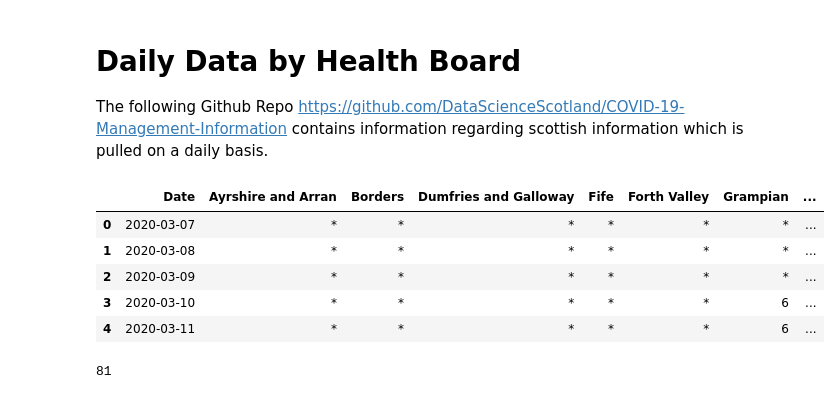
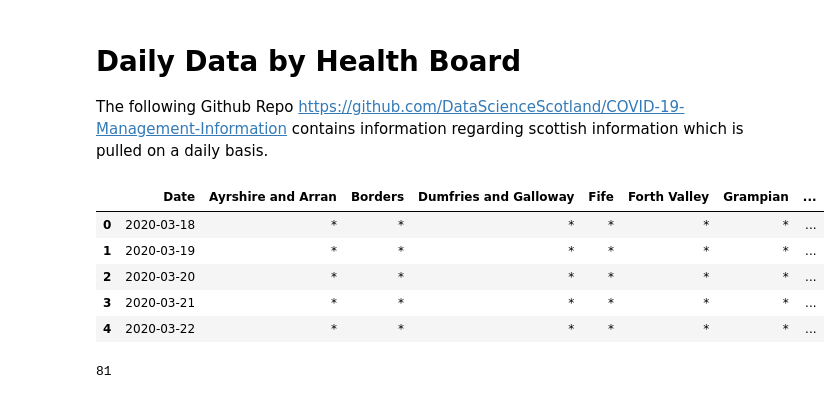
Before and after one commit to covidmaps/scotland, a Jupyter notebook: daily_hbo.ipynb, the cells around one changed output. Cells and saved outputs as stored; diff of their text form; code cells hidden in the pictures.

```diff
--- a/daily_hbo.ipynb
+++ b/daily_hbo.ipynb
@@ -12,14 +13,14 @@ df_hospital_confirmed = pd.read_csv("https://raw.githubusercontent.com/DataScien
 df_hospital_all = pd.read_csv("https://raw.githubusercontent.com/DataScienceScotland/COVID-19-Management-Information/master/COVID19%20-%20Daily%20Management%20Information%20-%20Scottish%20Health%20Boards%20-%20Hospital%20patients.csv")
 df_icu = pd.read_csv("https://raw.githubusercontent.com/DataScienceScotland/COVID-19-Management-Information/master/COVID19%20-%20Daily%20Management%20Information%20-%20Scottish%20Health%20Boards%20-%20ICU%20patients.csv")
 # %%
-df_cases.head()
+df_icu.head()
 # %% [output]
 |  | Date | Ayrshire and Arran | Borders | Dumfries and Galloway | Fife | Forth Valley | Grampian | ... |
-| 0 | 2020-03-07 | * | * | * | * | * | * | ... |
-| 1 | 2020-03-08 | * | * | * | * | * | * | ... |
-| 2 | 2020-03-09 | * | * | * | * | * | * | ... |
-| 3 | 2020-03-10 | * | * | * | * | * | 6 | ... |
-| 4 | 2020-03-11 | * | * | * | * | * | 6 | ... |
+| 0 | 2020-03-18 | * | * | * | * | * | * | ... |
+| 1 | 2020-03-19 | * | * | * | * | * | * | ... |
+| 2 | 2020-03-20 | * | * | * | * | * | * | ... |
+| 3 | 2020-03-21 | * | * | * | * | * | * | ... |
+| 4 | 2020-03-22 | * | * | * | * | * | * | ... |
 # %%
 hbo_list = list(df_icu.columns.values)
 # %%
```
Also changed, not shown: parts of 4 cells of this notebook, 58 other files.
